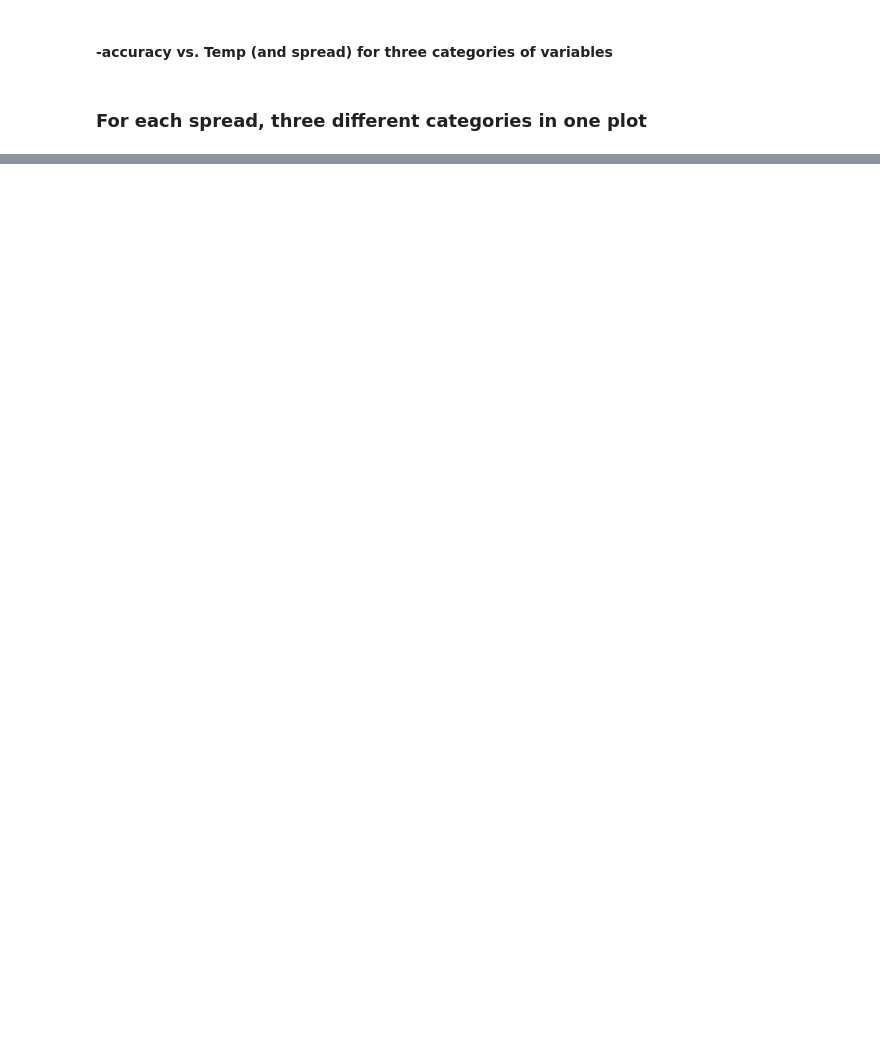
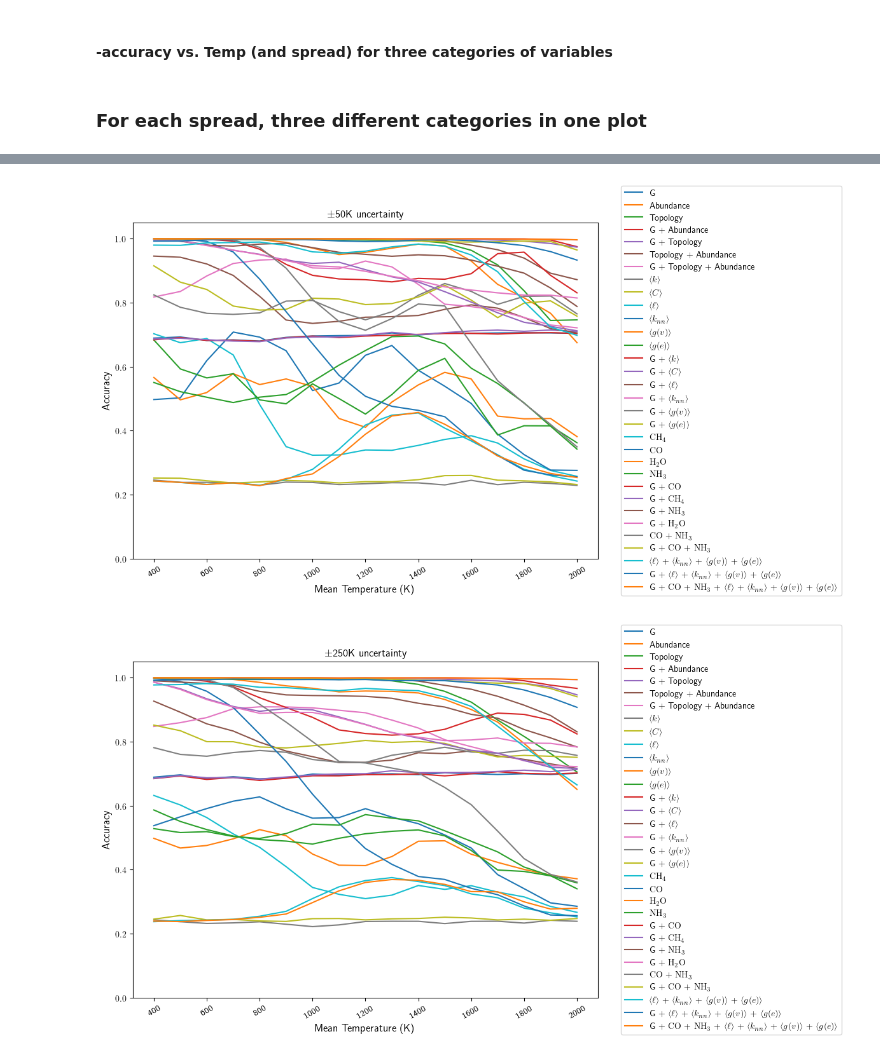
Before and after one commit to thyamu/HotJupiter, a Jupyter notebook: ML/plot_ml_prediction.ipynb, the cells around one changed output, grey strips where cells are left out. Drawn from its saved outputs; the diff is of its cells as text; code cells hidden in the pictures; blank space fills up the shorter version.

```diff
--- a/ML/plot_ml_prediction.ipynb
+++ b/ML/plot_ml_prediction.ipynb
@@ -107,52 +76,29 @@ dir_plot = "/Users/hkim78/work/HotJupiter/plot/atmosphere-uncertainty/machine_le
 mean_temp = np.arange(400, 2100, 100)
 # %%
-# ### all variables
-# for spread in ["50", "250", "1000"]:
-#     #params = {'tex.usetex': True}
-#     plt.figure(figsize=(12, 6.8))
-#     #plt.rc(usetex = True)
-#     #plt.rcParams.update(params)
-#
-#     for feature_group in legend_label.keys():
-#         input_path = data_dir + "accuracy_%s.json"%feature_group
-#         print(input_path)
-#         with open(input_path) as infile:
-#             a = json.load(infile)
-#
-#         plt.plot(a[spread], label = legend_label[feature_group])
-#
-#     #if spread == "50":
-#     plt.legend(bbox_to_anchor=(1.04,0.5), loc="center left", fontsize=10)
-#     plt.ylim([0.0,1.05])
-#
-#     plt.xticks(np.arange(0, 17, 2), np.arange(400, 2100, 200), fontsize=10, rotation=30)
-#     plt.yticks(fontsize= 10)
-#
-#     plt.xlabel("Mean Temperature (K)", fontsize=12)
-#     plt.ylabel("Accuracy", fontsize=12)
-#     plt.title(r"$\pm$%sK uncertainty"%spread, fontsize=12)
-#     plt.tight_layout()
-#
-#     plt.savefig(dir_plot + "accuracy_spread_%s.png"%spread, dpi=200)
-#     plt.savefig(dir_plot + "accuracy_spread_%s.pdf"%spread)
-#     plt.show()
-#
-#
-    #
-    # list_cc = ['#1E88E5', '#BB5566', '#228833']
-    #
-    # plt.figure(figsize=(3.3, 2.7))
-    # i = 0
-    # for spread in ["50", "250", "1000"]:
-    #     plt.plot(a[spread], label=spread, linewidth=2, color=list_cc[i])
-    #
+### all variables
+for spread in ["50", "250", "1000"]:
+    plt.figure(figsize=(12, 6.8))
+    for feature_group in legend_label.keys():
+        input_path = data_dir + "accuracy_%s.json"%feature_group
+        with open(input_path) as infile:
+            a = json.load(infile)
+        plt.plot(a[spread], label = legend_label[feature_group])
 
-    #     i += 1
-    #
-    #
-    # plt.ylim([0.0,1.05])
-    # # lines = plt.gca().get_lines()
-    # # legend_spread = plt.legend([lines[i] for i in np.arange(0, 3)], ["50", "250", "1000"],
-    # #                            prop={"size":5}, title='Spread', bbox_to_anchor=(0.0, 0.15, 0.3, 0.3))
-    # legend_spread = plt.legend(prop={"size":7.5}, title='Spread')#, bbox_to_anchor=(0.05, 0.22, 0.32, 0.3))
-    # plt.setp(legend_spread.get_title(), fontsize= 7.5)
+    #if spread == "50":
+    plt.legend(bbox_to_anchor=(1.04,0.5), loc="center left", fontsize=10)
+    plt.ylim([0.0,1.05])
+
+    plt.xticks(np.arange(0, 17, 2), np.arange(400, 2100, 200), fontsize=10, rotation=30)
+    plt.yticks(fontsize= 10)
+
+    plt.xlabel("Mean Temperature (K)", fontsize=12)
+    plt.ylabel("Accuracy", fontsize=12)
+    plt.title(r"$\pm$%sK uncertainty"%spread, fontsize=12)
+    plt.tight_layout()
+
+    # plt.savefig(dir_plot + "accuracy_spread_%s.png"%spread, dpi=200)
+    # plt.savefig(dir_plot + "accuracy_spread_%s.pdf"%spread)
+    plt.show()
+# %% [output]
+[figure, added]
+[figure, added]
```
Also changed, not shown: parts of 21 cells of this notebook, 40 other files.
